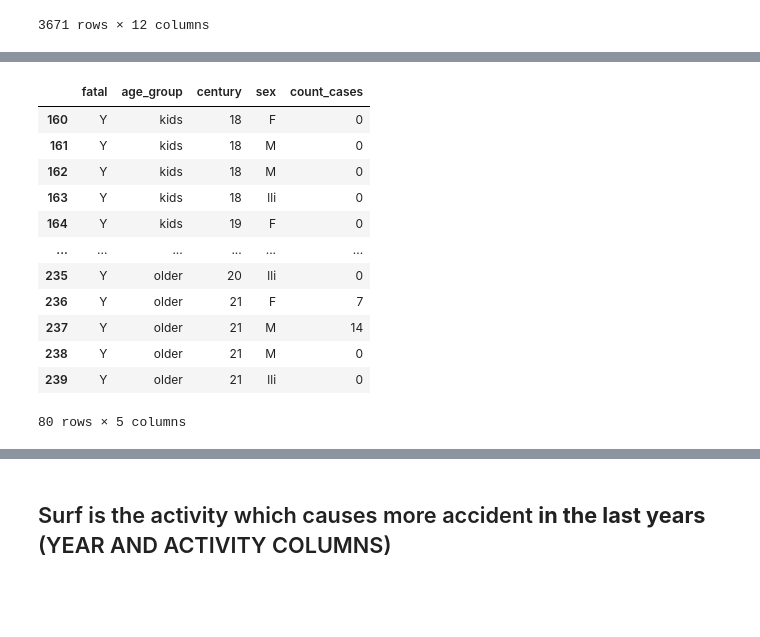
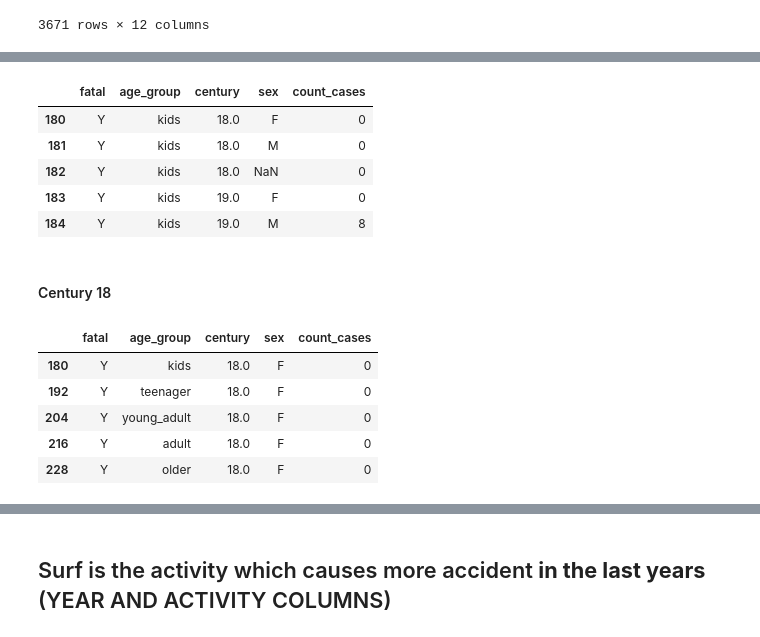
Before and after one commit to aldrey-baldovi/data-analysis-study, a Jupyter notebook: labs/module_1/week_8/project_shark_attacks/shark_attacks_project.ipynb, the cells around one changed output, grey strips where cells are left out. Cells and saved outputs as stored; diff of their text form; code cells hidden in the pictures; blank space fills up the shorter version.

```diff
--- a/labs/module_1/week_8/project_shark_attacks/shark_attacks_project.ipynb
+++ b/labs/module_1/week_8/project_shark_attacks/shark_attacks_project.ipynb
@@ -307,7 +320,7 @@ df.head()'''
 # %% [markdown]
 - Fatality cases per year according to sex:
 # %%
-def fill(x):
+def fix_sex(x):
     '''
     Function to correct data from df['sex']
     '''
@@ -360,3 +373,3 @@ lli         1
 Name: sex, dtype: int64
 # %%
-df['sex'].apply(fill)
+df['sex'] = df['sex'].apply(fix_sex)
@@ -827,17 +850,13 @@ gc.collect()
 # %%
 # Verifying the number of fatal cases by age by sex by century
-df_grouped.query('fatal == "Y"')
+df_grouped = df_grouped.query('fatal == "Y"')
+df_grouped.head()
 # %% [output]
 |  | fatal | age_group | century | sex | count_cases |
-| 160 | Y | kids | 18 | F | 0 |
-| 161 | Y | kids | 18 | M | 0 |
-| 162 | Y | kids | 18 | M | 0 |
-| 163 | Y | kids | 18 | lli | 0 |
-| 164 | Y | kids | 19 | F | 0 |
-| ... | ... | ... | ... | ... | ... |
-| 235 | Y | older | 20 | lli | 0 |
-| 236 | Y | older | 21 | F | 7 |
-| 237 | Y | older | 21 | M | 14 |
-| 238 | Y | older | 21 | M | 0 |
-| 239 | Y | older | 21 | lli | 0 |
+| 180 | Y | kids | 18.0 | F | 0 |
+| 181 | Y | kids | 18.0 | M | 0 |
+| 182 | Y | kids | 18.0 | NaN | 0 |
+| 183 | Y | kids | 19.0 | F | 0 |
+| 184 | Y | kids | 19.0 | M | 8 |
-80 rows × 5 columns
+# %% [markdown]
+#### Century 18
@@ -843,0 +865,9 @@ df_grouped.query('fatal == "Y"')
+# %%
+df_18.query('sex == "F"')
+# %% [output]
+|  | fatal | age_group | century | sex | count_cases |
+| 180 | Y | kids | 18.0 | F | 0 |
+| 192 | Y | teenager | 18.0 | F | 0 |
+| 204 | Y | young_adult | 18.0 | F | 0 |
+| 216 | Y | adult | 18.0 | F | 0 |
+| 228 | Y | older | 18.0 | F | 0 |
```
Also changed, not shown: parts of 76 cells of this notebook, 2 other files.
